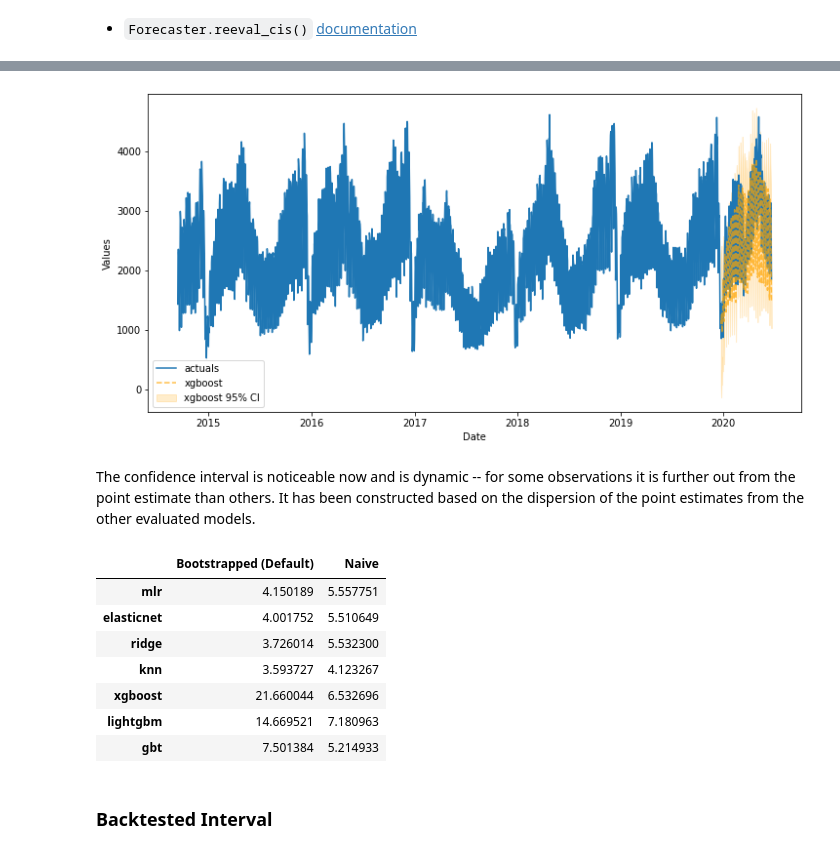
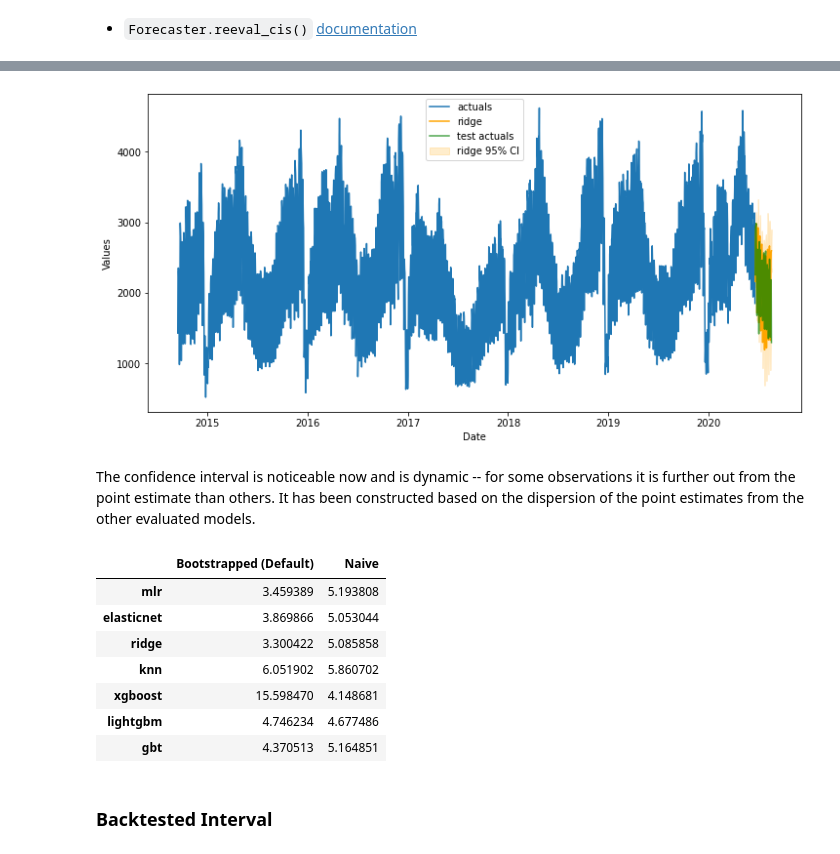
Before and after one commit to mikekeith52/scalecast-examples, a Jupyter notebook: misc/cis/cis.ipynb, the cells around one changed output, grey strips where cells are left out. Drawn from its saved outputs; the diff is of its cells as text; code cells hidden in the pictures.

```diff
--- a/misc/cis/cis.ipynb
+++ b/misc/cis/cis.ipynb
@@ -102,7 +101,7 @@ f=Forecaster(
     current_dates=visits.index,
     future_dates=fcst_len
 )
-f.set_test_length(val_len)
+f.set_test_length(0)
 f.set_validation_length(val_len)
 f.auto_Xvar_select(
     estimator='elasticnet',
@@ -137,6 +135,6 @@ tune_test_forecast(
 )
 # %%
-ms = f.export('model_summaries',determine_best_by='TestSetMAE')
+ms = f.export('model_summaries',determine_best_by='ValidationMetricValue')
 best_model = ms['ModelNickname'].values[0]
-ms[['ModelNickname','TestSetMAE','InSampleMAE']]
+ms[['ModelNickname','ValidationMetric','ValidationMetricValue','InSampleRMSE']]
 # %% [output]
@@ -204,8 +212,18 @@ Wall time: 2.45 s
 # %%
-f.plot_test_set(ci=True,models=best_model)
+fig, ax = plt.subplots(figsize=(12,6))
+f.plot(ci=True,models=best_model,ax=ax)
+sns.lineplot(
+    y = 'First.Time.Visits',
+    x = 'Date',
+    data = visits_sep.reset_index(),
+    ax = ax,
+    label = 'test actuals',
+    color = 'green',
+    alpha = 0.7,
+)
 plt.show()
 # %% [output]
-[figure, old version]
+[figure, new version]
 # %% [markdown]
 The confidence interval is noticeable now and is dynamic -- for some observations it is further out from the point estimate than others. It has been constructed based on the dispersion of the point estimates from the other evaluated models.
 # %%
@@ -221,13 +239,13 @@ results = score_cis(
 results
 # %% [output]
 |  | Bootstrapped (Default) | Naive |
-| mlr | 4.150189 | 5.557751 |
-| elasticnet | 4.001752 | 5.510649 |
-| ridge | 3.726014 | 5.532300 |
-| knn | 3.593727 | 4.123267 |
-| xgboost | 21.660044 | 6.532696 |
-| lightgbm | 14.669521 | 7.180963 |
-| gbt | 7.501384 | 5.214933 |
+| mlr | 3.459389 | 5.193808 |
+| elasticnet | 3.869866 | 5.053044 |
+| ridge | 3.300422 | 5.085858 |
+| knn | 6.051902 | 5.860702 |
+| xgboost | 15.598470 | 4.148681 |
+| lightgbm | 4.746234 | 4.677486 |
+| gbt | 4.370513 | 5.164851 |
 # %% [markdown]
 ### Backtested Interval
 # %%
```
Also changed, not shown: parts of 60 cells of this notebook.
